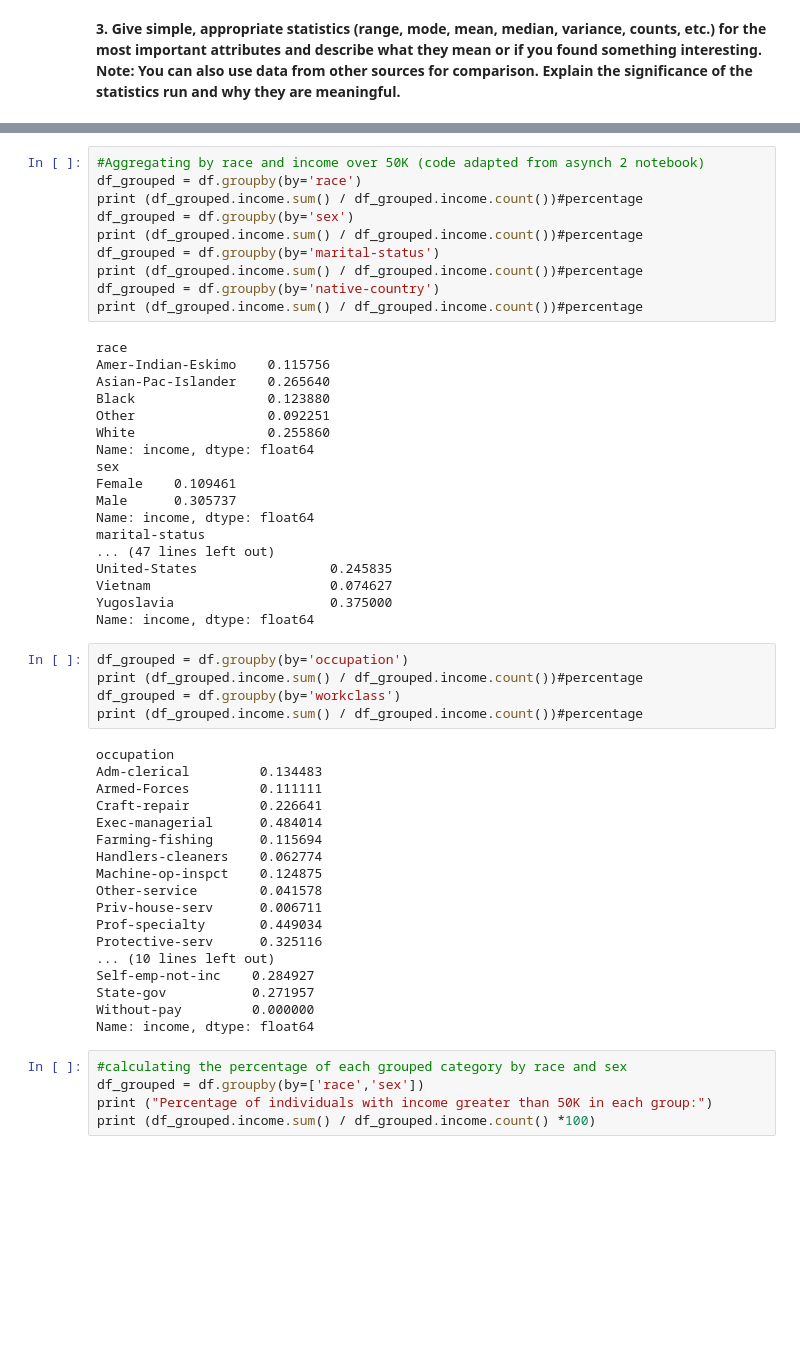
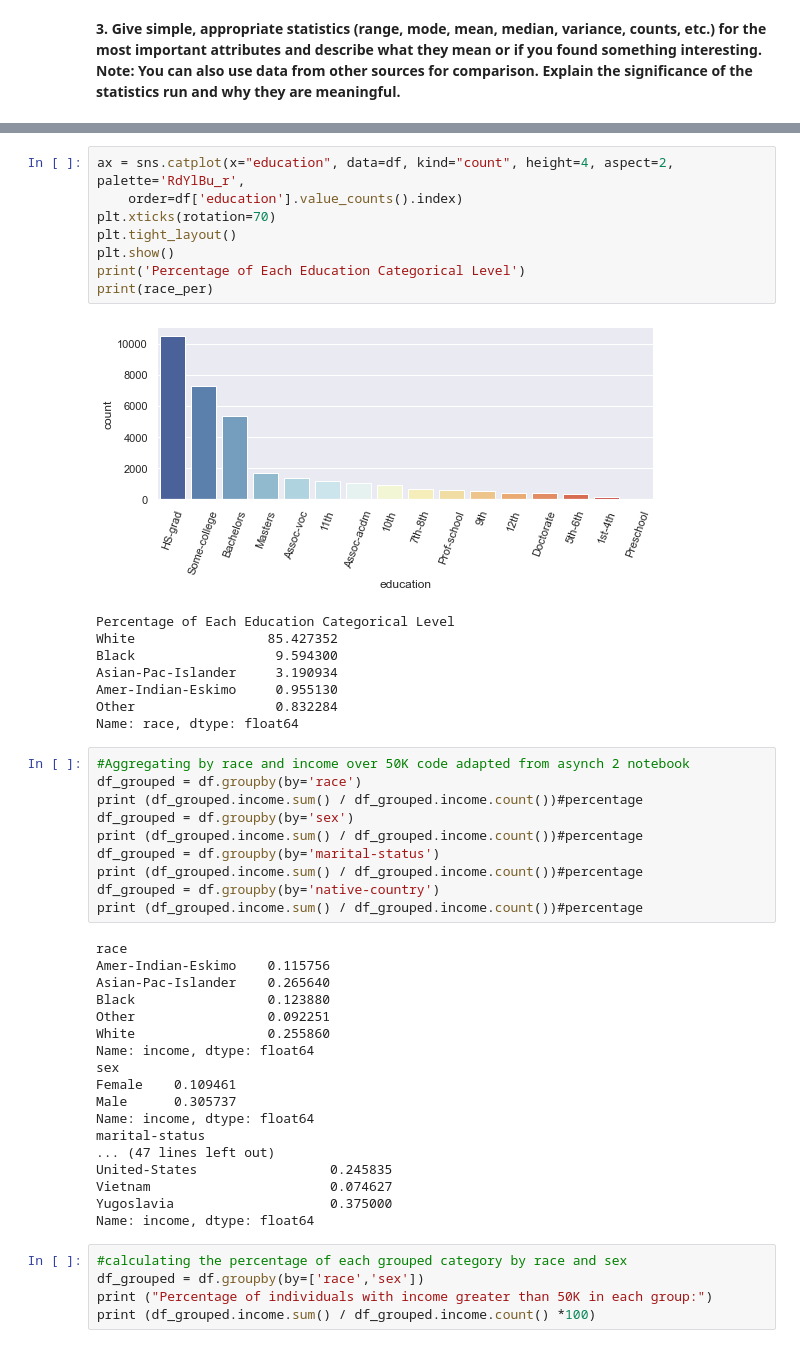
Before and after one commit to hsgardner/DS7331-Project, a Jupyter notebook: DS7331 - Project 1 - Part 1.ipynb, the cells around one changed output, grey strips where cells are left out. Drawn from its saved outputs; the diff is of its cells as text; blank space fills up the shorter version.

```diff
--- a/DS7331 - Project 1 - Part 1.ipynb
+++ b/DS7331 - Project 1 - Part 1.ipynb
@@ -233,5 +293,22 @@ The above provides a snapshot of what is happening within the numeric values.
+# %%
+ax = sns.catplot(x="education", data=df, kind="count", height=4, aspect=2, palette='RdYlBu_r',
+    order=df['education'].value_counts().index)
+plt.xticks(rotation=70)
+plt.tight_layout()
+plt.show()
+print('Percentage of Each Education Categorical Level')
+print(race_per)
+# %% [output]
+[figure, added]
+Percentage of Each Education Categorical Level
+White                 85.427352
+Black                  9.594300
+Asian-Pac-Islander     3.190934
+Amer-Indian-Eskimo     0.955130
+Other                  0.832284
+Name: race, dtype: float64
 # %%
-#Aggregating by race and income over 50K (code adapted from asynch 2 notebook)
+#Aggregating by race and income over 50K code adapted from asynch 2 notebook
 df_grouped = df.groupby(by='race')
 print (df_grouped.income.sum() / df_grouped.income.count())#percentage
 df_grouped = df.groupby(by='sex')
@@ -258,29 +335,6 @@ United-States                 0.245835
 Vietnam                       0.074627
 Yugoslavia                    0.375000
 Name: income, dtype: float64
-# %%
-df_grouped = df.groupby(by='occupation')
-print (df_grouped.income.sum() / df_grouped.income.count())#percentage
-df_grouped = df.groupby(by='workclass')
-print (df_grouped.income.sum() / df_grouped.income.count())#percentage
-# %% [output]
-occupation
-Adm-clerical         0.134483
-Armed-Forces         0.111111
-Craft-repair         0.226641
-Exec-managerial      0.484014
-Farming-fishing      0.115694
-Handlers-cleaners    0.062774
-Machine-op-inspct    0.124875
-Other-service        0.041578
-Priv-house-serv      0.006711
-Prof-specialty       0.449034
-Protective-serv      0.325116
-... (10 lines left out)
-Self-emp-not-inc    0.284927
-State-gov           0.271957
-Without-pay         0.000000
-Name: income, dtype: float64
 # %%
 #calculating the percentage of each grouped category by race and sex
 df_grouped = df.groupby(by=['race','sex'])
```
Also changed, not shown: parts of 21 cells of this notebook.
